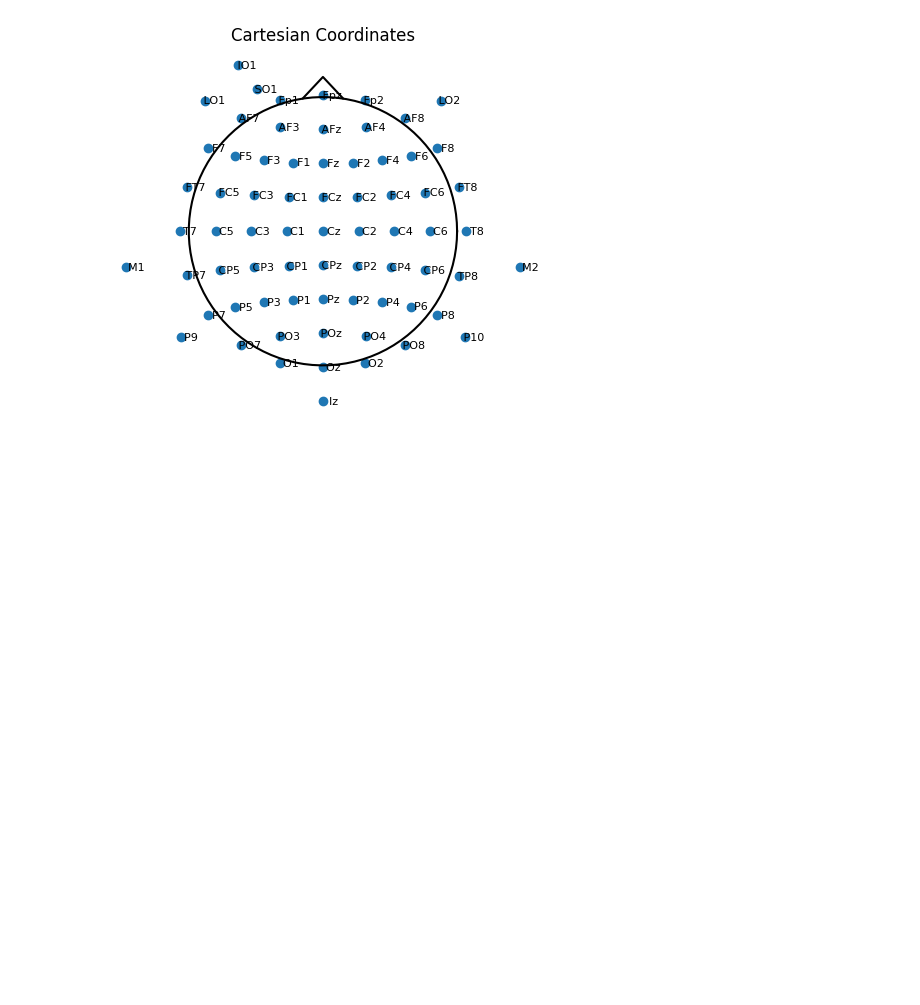
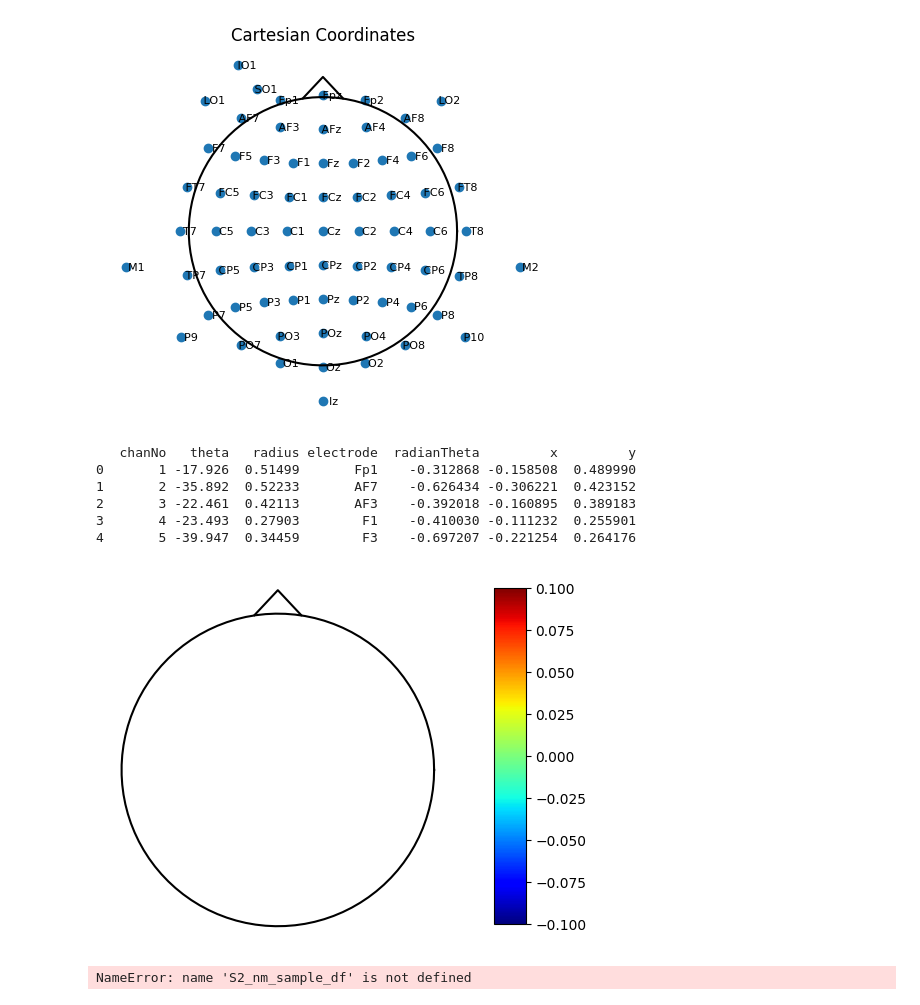
Before and after one commit to sher1ock-jp/EEG-basic, a Jupyter notebook: eeg-alocohol.ipynb, the cells around one changed output. Saved outputs shown, nothing was run; the diff lists cells and outputs as text; code cells hidden in the pictures; blank space fills up the shorter version.

```diff
--- a/eeg-alocohol.ipynb
+++ b/eeg-alocohol.ipynb
@@ -383,3 +383,12 @@ plot_electrodes(electrode_locs)
 # %% [output]
 [figure]
 [figure]
+# %%
+print(electrode_locs.head())
+# %% [output]
+   chanNo   theta   radius electrode  radianTheta         x         y
+0       1 -17.926  0.51499       Fp1    -0.312868 -0.158508  0.489990
+1       2 -35.892  0.52233       AF7    -0.626434 -0.306221  0.423152
+2       3 -22.461  0.42113       AF3    -0.392018 -0.160895  0.389183
+3       4 -23.493  0.27903        F1    -0.410030 -0.111232  0.255901
+4       5 -39.947  0.34459        F3    -0.697207 -0.221254  0.264176
@@ -385,0 +397,48 @@ plot_electrodes(electrode_locs)
+# %%
+import matplotlib.pyplot as plt
+import numpy as np
+
+# Assuming singleTimepoint and jet are already defined
+# Define the head shape and nose coordinates
+npoints = 100
+theta = np.linspace(0, 2 * np.pi, npoints)
+head_x = 0.5 * np.cos(theta)  # Radius of 0.5 for the head
+head_y = 0.5 * np.sin(theta)
+
+nose_x = [-0.075, 0, 0.075]
+nose_y = [0.495, 0.575, 0.495]
+
+# Create plot with space for colorbar
+fig, ax = plt.subplots()
+cax = fig.add_axes([0.85, 0.15, 0.05, 0.7])  # Position for the colorbar
+
+# Draw the head shape, nose, and electrode points
+ax.plot(head_x, head_y, 'k', linewidth=1.5)  # Head shape
+sc = ax.scatter(singleTimepoint['x'], singleTimepoint['y'], c=singleTimepoint['amplitude'], cmap='jet', s=3)  # Electrode points
+ax.plot(nose_x, nose_y, 'k', linewidth=1.5)  # Nose
+
+# Other plot settings
+ax.grid(False)
+ax.axis('off')
+ax.set_aspect('equal')
+
+# Create and display the colorbar
+plt.colorbar(sc, cax=cax, orientation='vertical')
+
+plt.show()
+# %% [output]
+[figure, added]
+# %%
+## create the list of possible channel pairs
+sample_corr_df = pd.pivot_table(S2_nm_sample_df[S2_nm_sample_df['subject identifier'] == 'a'], values='sensor value', index='sample num', columns='sensor position').corr()
+
+list_of_pairs = []
+j = 0
+for column in sample_corr_df.columns:
+    j += 1
+    for i in range(j, len(sample_corr_df)):
+        if column != sample_corr_df.index[i]:
+            temp_pair = [column + '-' + sample_corr_df.index[i]]
+            list_of_pairs.append(temp_pair)
+# %% [output]
+NameError: name 'S2_nm_sample_df' is not defined
```
Also changed, not shown: parts of 4 cells of this notebook.
